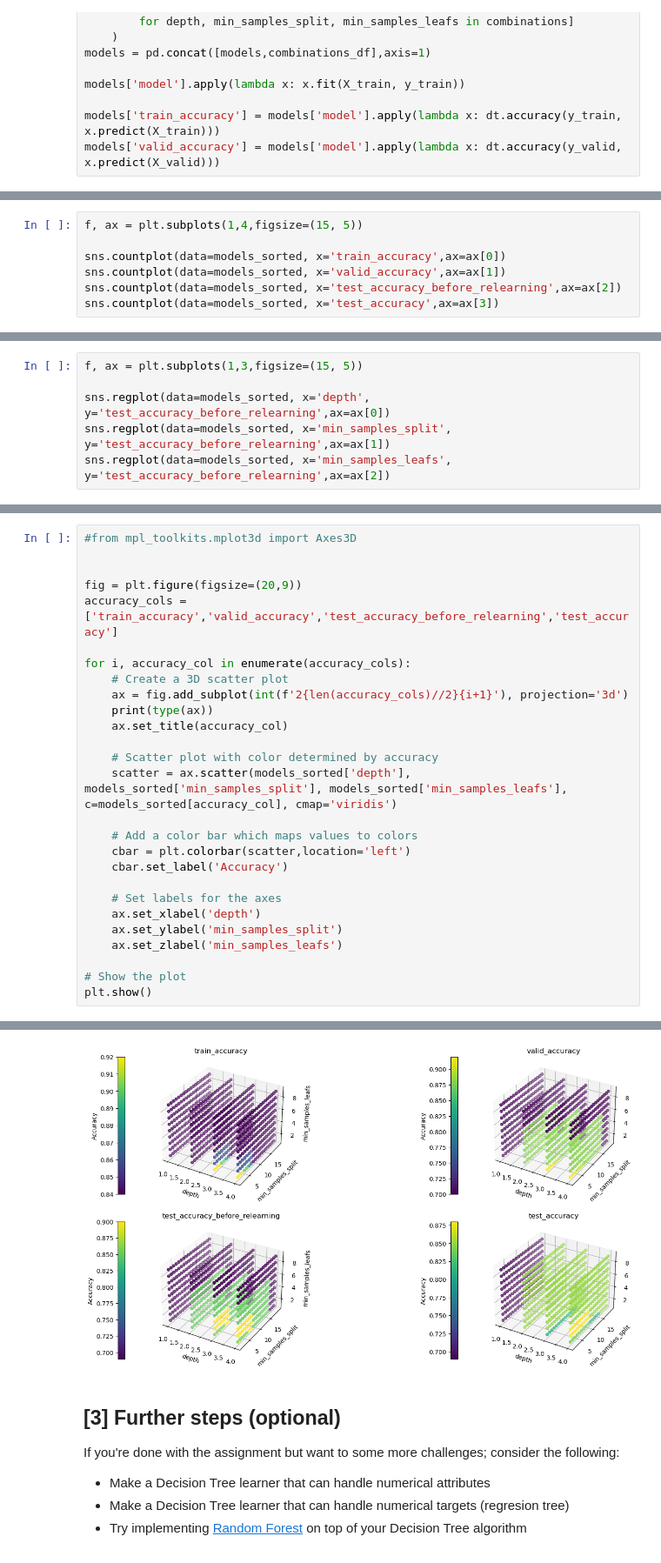
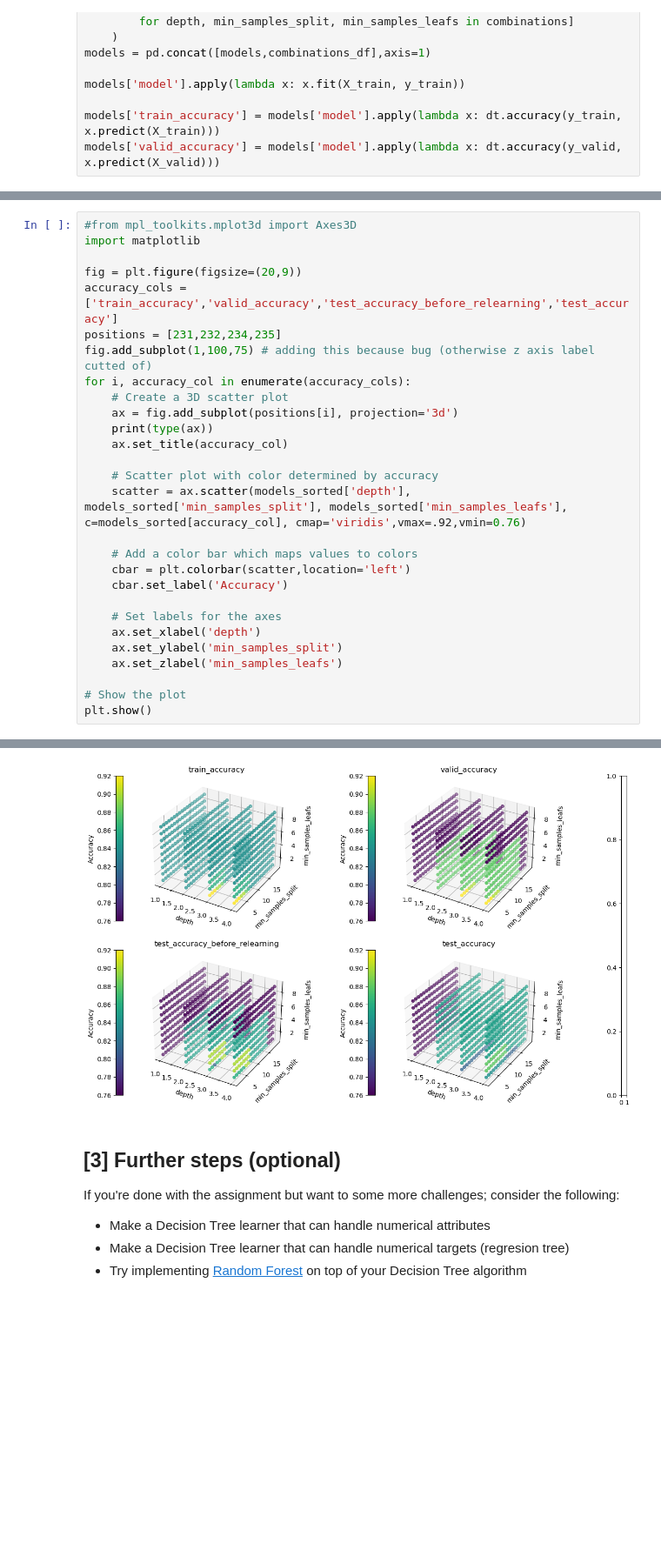
Before and after one commit to LasseLemke/TDT-4173-2023-task-1, a Jupyter notebook: decision_tree/experiment.ipynb, the cells around one changed output, grey strips where cells are left out. Shown at 87% size. Saved outputs shown, nothing was run; the diff lists cells and outputs as text; blank space fills up the shorter version.

```diff
--- a/decision_tree/experiment.ipynb
+++ b/decision_tree/experiment.ipynb
@@ -263,7 +264,0 @@ sns.regplot(data=models_sorted, x='valid_accuracy', y='test_accuracy',ax=ax[2])
-# %%
-f, ax = plt.subplots(1,4,figsize=(15, 5))
-
-sns.countplot(data=models_sorted, x='train_accuracy',ax=ax[0])
-sns.countplot(data=models_sorted, x='valid_accuracy',ax=ax[1])
-sns.countplot(data=models_sorted, x='test_accuracy_before_relearning',ax=ax[2])
-sns.countplot(data=models_sorted, x='test_accuracy',ax=ax[3])
@@ -273,6 +264,0 @@ sns.countplot(data=models_sorted, x='test_accuracy',ax=ax[3])
-# %%
-f, ax = plt.subplots(1,3,figsize=(15, 5))
-
-sns.regplot(data=models_sorted, x='depth', y='test_accuracy_before_relearning',ax=ax[0])
-sns.regplot(data=models_sorted, x='min_samples_split', y='test_accuracy_before_relearning',ax=ax[1])
-sns.regplot(data=models_sorted, x='min_samples_leafs', y='test_accuracy_before_relearning',ax=ax[2])
@@ -291,36 +265,37 @@ Accuracy: 81.0%
 # %%
 #from mpl_toolkits.mplot3d import Axes3D
-
+import matplotlib
 
 fig = plt.figure(figsize=(20,9))
 accuracy_cols = ['train_accuracy','valid_accuracy','test_accuracy_before_relearning','test_accuracy']
-
+positions = [231,232,234,235]
+fig.add_subplot(1,100,75) # adding this because bug (otherwise z axis label cutted of)
 for i, accuracy_col in enumerate(accuracy_cols):
     # Create a 3D scatter plot
-    ax = fig.add_subplot(int(f'2{len(accuracy_cols)//2}{i+1}'), projection='3d')
+    ax = fig.add_subplot(positions[i], projection='3d')
     print(type(ax))
     ax.set_title(accuracy_col)
 
     # Scatter plot with color determined by accuracy
-    scatter = ax.scatter(models_sorted['depth'], models_sorted['min_samples_split'], models_sorted['min_samples_leafs'], c=models_sorted[accuracy_col], cmap='viridis')
+    scatter = ax.scatter(models_sorted['depth'], models_sorted['min_samples_split'], models_sorted['min_samples_leafs'], c=models_sorted[accuracy_col], cmap='viridis',vmax=.92,vmin=0.76)
 
     # Add a color bar which maps values to colors
     cbar = plt.colorbar(scatter,location='left')
     cbar.set_label('Accuracy')
 
     # Set labels for the axes
     ax.set_xlabel('depth')
     ax.set_ylabel('min_samples_split')
     ax.set_zlabel('min_samples_leafs')
 
 # Show the plot
 plt.show()
 # %% [output]
 <class 'mpl_toolkits.mplot3d.axes3d.Axes3D'>
 <class 'mpl_toolkits.mplot3d.axes3d.Axes3D'>
 <class 'mpl_toolkits.mplot3d.axes3d.Axes3D'>
 <class 'mpl_toolkits.mplot3d.axes3d.Axes3D'>
-[figure, old version]
+[figure, new version]
 # %% [markdown]
 ## [3] Further steps (optional)
 
```
Also changed, not shown: parts of 11 cells of this notebook, 3 other files.
